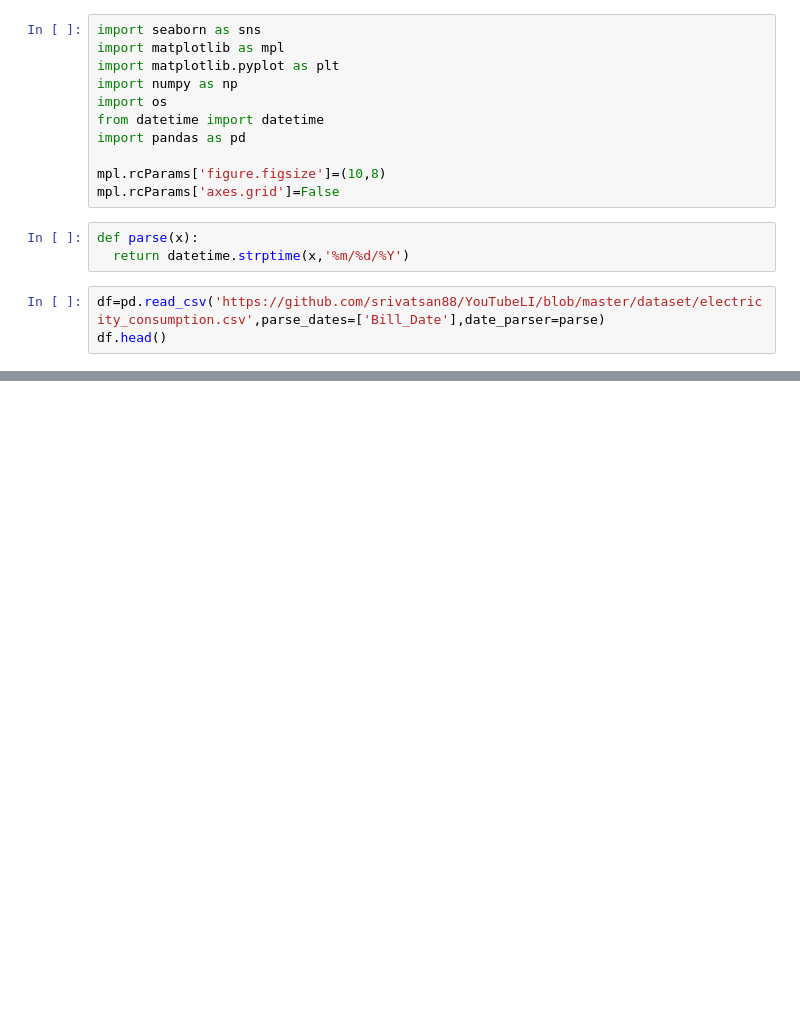
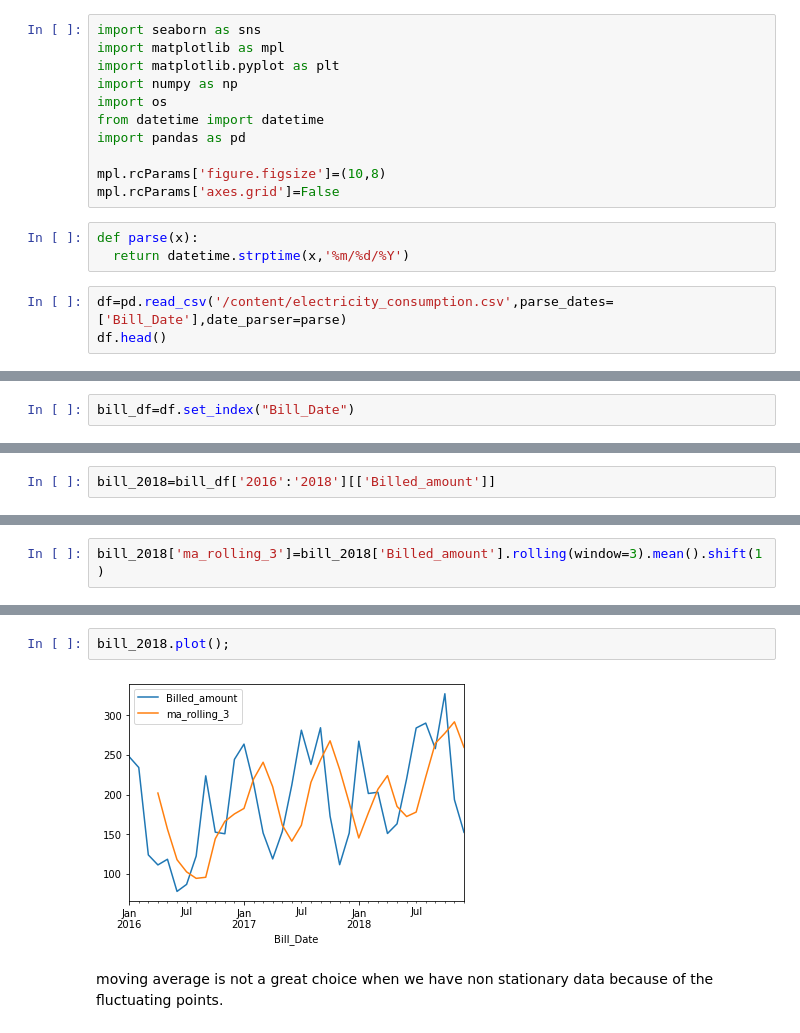
Before and after one commit to hima9/TimeSeries, a Jupyter notebook: MovingAvg.ipynb, the cells around one changed output, grey strips where cells are left out. Saved outputs shown, nothing was run; the diff lists cells and outputs as text; blank space fills up the shorter version.

```diff
--- a/MovingAvg.ipynb
+++ b/MovingAvg.ipynb
@@ -15,6 +15,6 @@ mpl.rcParams['axes.grid']=False
 def parse(x):
   return datetime.strptime(x,'%m/%d/%Y')
 # %%
-df=pd.read_csv('https://github.com/srivatsan88/YouTubeLI/blob/master/dataset/electricity_consumption.csv',parse_dates=['Bill_Date'],date_parser=parse)
+df=pd.read_csv('/content/electricity_consumption.csv',parse_dates=['Bill_Date'],date_parser=parse)
 df.head()
 # %% [output]
@@ -21,0 +53,2 @@ ValueError: ignored
+# %%
+bill_df=df.set_index("Bill_Date")
@@ -21,0 +65,2 @@ ValueError: ignored
+# %%
+bill_2018=bill_df['2016':'2018'][['Billed_amount']]
@@ -21,0 +110,2 @@ ValueError: ignored
+# %%
+bill_2018['ma_rolling_3']=bill_2018['Billed_amount'].rolling(window=3).mean().shift(1)
@@ -21,0 +133,6 @@ ValueError: ignored
+# %%
+bill_2018.plot();
+# %% [output]
+[figure, added]
+# %% [markdown]
+moving average is not a great choice when we have non stationary data because of the fluctuating points.
```
Also changed, not shown: parts of 7 cells of this notebook.
